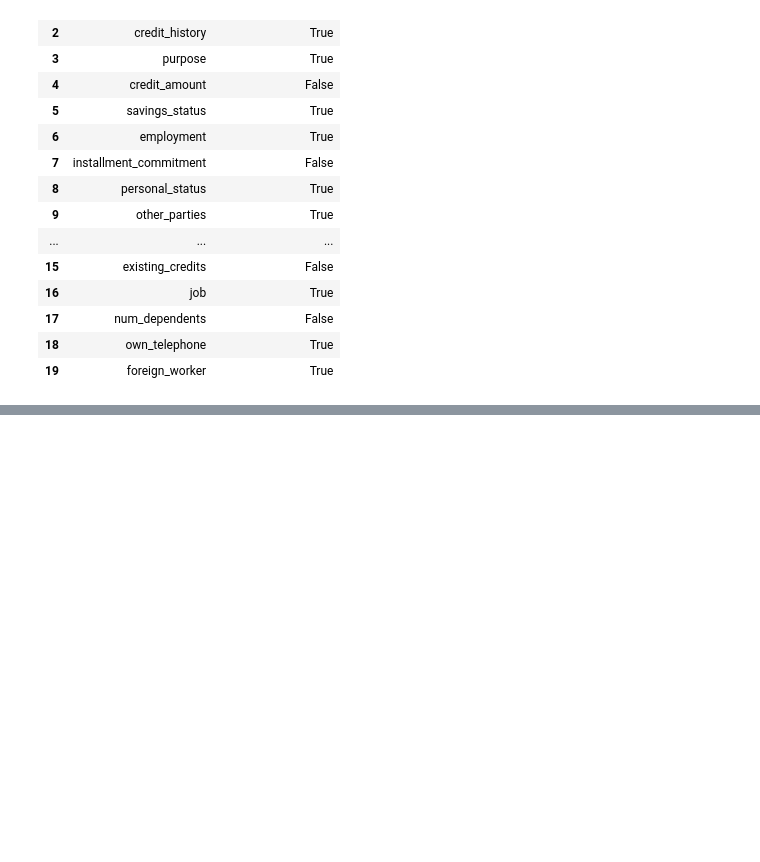
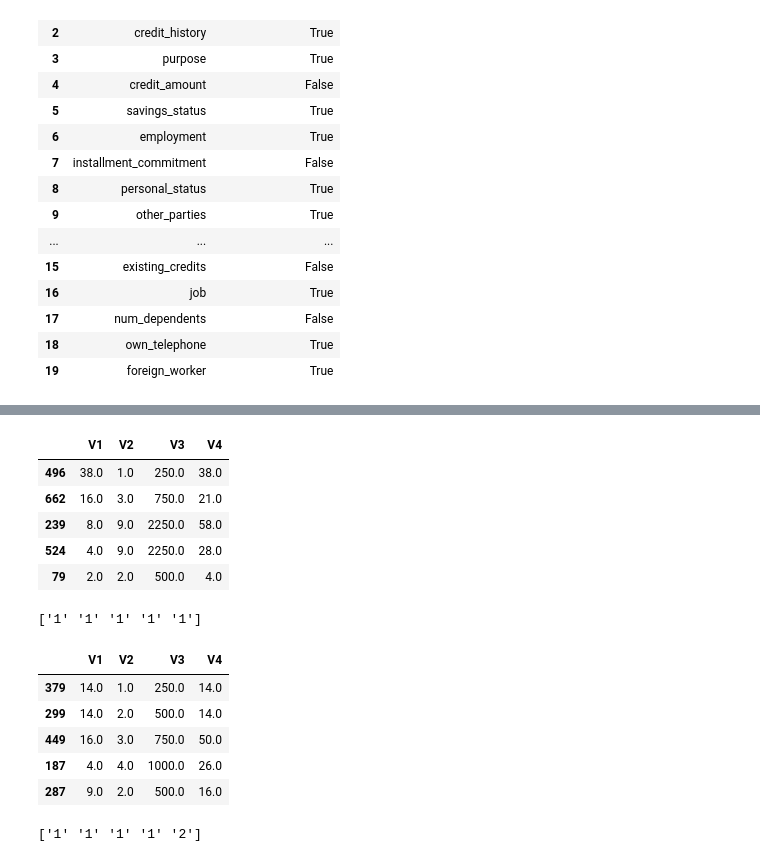
Before and after one commit to SharmaRupali/jenga, a Jupyter notebook: experimental_setup.ipynb, the cells around one changed output, grey strips where cells are left out. Cells and saved outputs as stored; diff of their text form; code cells hidden in the pictures; blank space fills up the shorter version.

```diff
--- a/experimental_setup.ipynb
+++ b/experimental_setup.ipynb
@@ -316,0 +400,24 @@ Attribute types:
+# %%
+## test blood-transfusion-service-center dataset (openML)
+dat_train_bloodtrandfusion, lab_train_bloodtrandfusion, dat_test_bloodtrandfusion, lab_test_bloodtrandfusion = get_train_test_data(all_data_bloodtransfusion, attribute_names_bloodtransfusion)
+
+display(dat_train_bloodtrandfusion.head())
+print(lab_train_bloodtrandfusion[0:5])
+
+display(dat_test_bloodtrandfusion.head())
+print(lab_test_bloodtrandfusion[0:5])
+# %% [output]
+|  | V1 | V2 | V3 | V4 |
+| 496 | 38.0 | 1.0 | 250.0 | 38.0 |
+| 662 | 16.0 | 3.0 | 750.0 | 21.0 |
+| 239 | 8.0 | 9.0 | 2250.0 | 58.0 |
+| 524 | 4.0 | 9.0 | 2250.0 | 28.0 |
+| 79 | 2.0 | 2.0 | 500.0 | 4.0 |
+['1' '1' '1' '1' '1']
+|  | V1 | V2 | V3 | V4 |
+| 379 | 14.0 | 1.0 | 250.0 | 14.0 |
+| 299 | 14.0 | 2.0 | 500.0 | 14.0 |
+| 449 | 16.0 | 3.0 | 750.0 | 50.0 |
+| 187 | 4.0 | 4.0 | 1000.0 | 26.0 |
+| 287 | 9.0 | 2.0 | 500.0 | 16.0 |
+['1' '1' '1' '1' '2']
```
Also changed, not shown: parts of 9 cells of this notebook.
